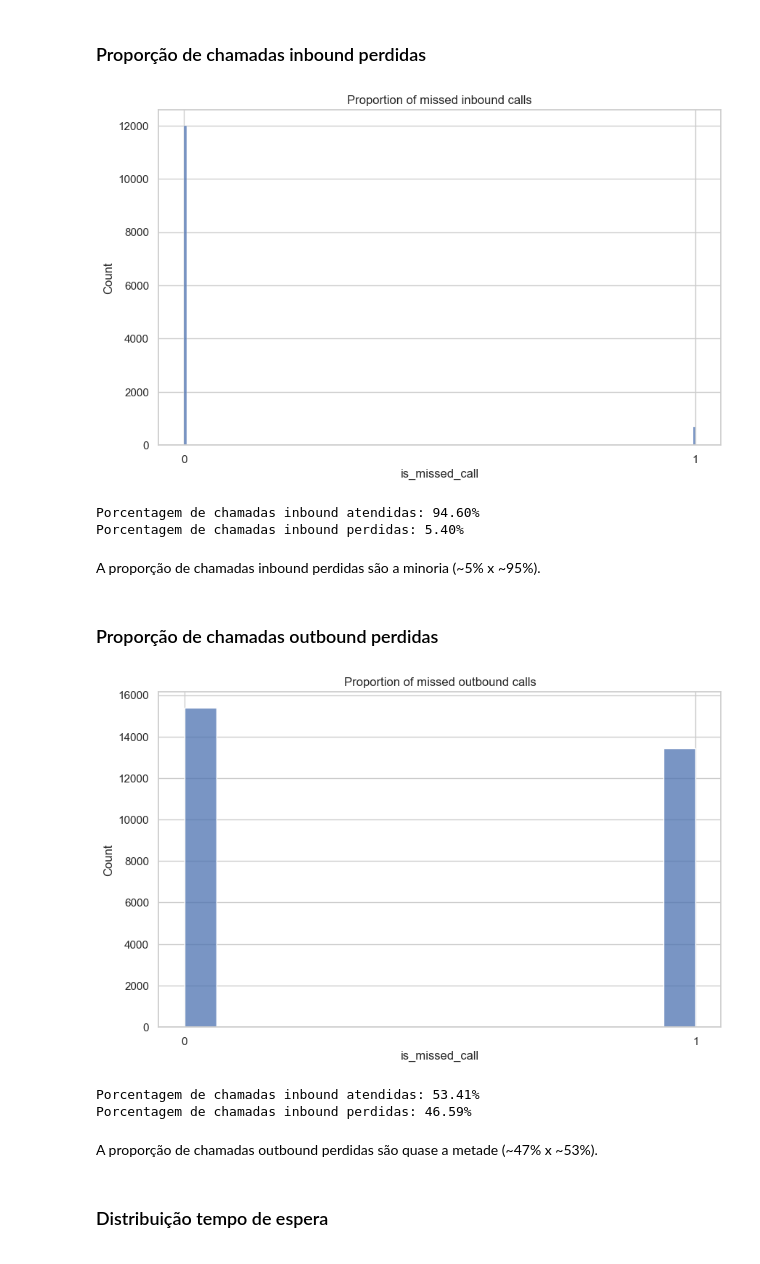
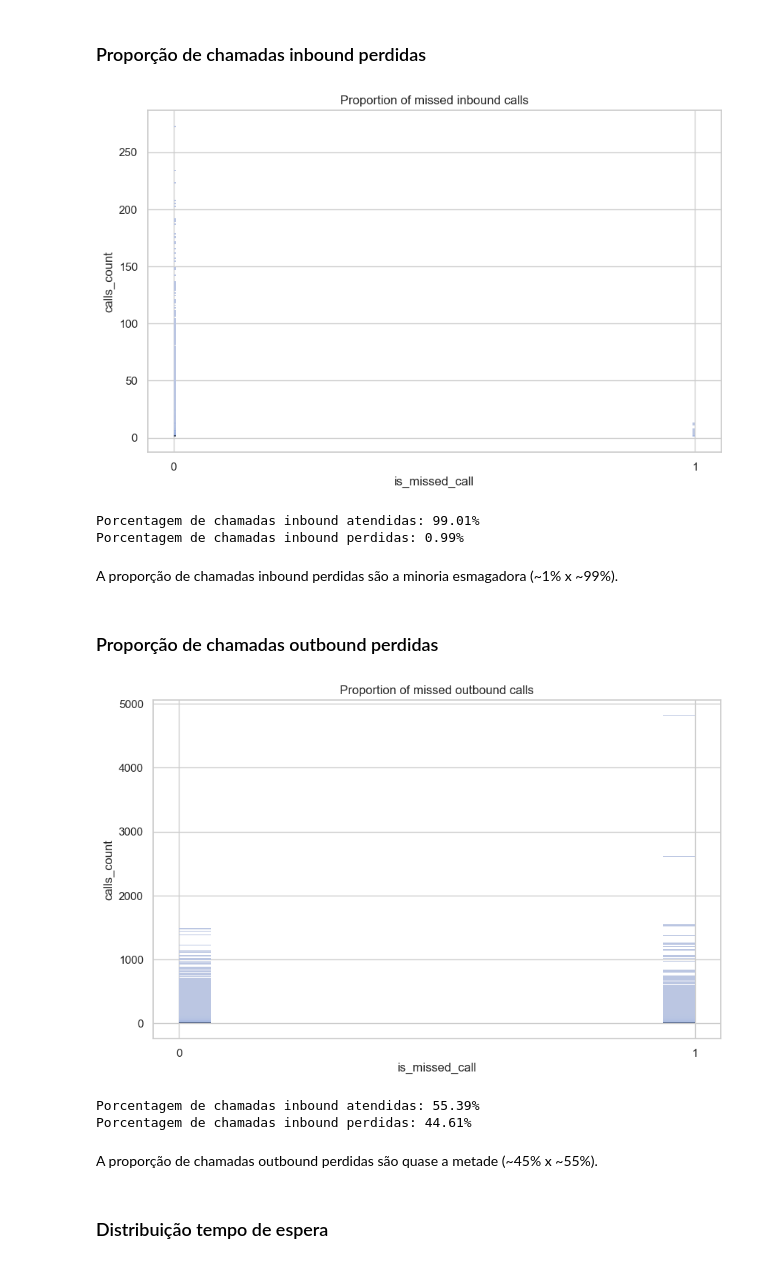
Before and after one commit to rodriguesbrian/tt14_call_center_project, a Jupyter notebook: notebooks/call_center_efficiency.ipynb, the cells around one changed output. Cells and saved outputs as stored; diff of their text form; code cells hidden in the pictures.

```diff
--- a/notebooks/call_center_efficiency.ipynb
+++ b/notebooks/call_center_efficiency.ipynb
@@ -445,34 +445,34 @@ O crescimento do volume de chamadas inbound perdidas segue o fluxo linear e espe
 # %% [markdown]
 ### Proporção de chamadas inbound perdidas
 # %%
-sns.histplot(telecom[telecom['direction'] == 'in']['is_missed_call'])
+sns.histplot(data=telecom[telecom['direction'] == 'in'], x='is_missed_call', y='calls_count')
 plt.title('Proportion of missed inbound calls')
 plt.xticks([0,1])
 plt.show()
-print(f"Porcentagem de chamadas inbound atendidas: {(telecom[(telecom['direction'] == 'in') & (telecom['is_missed_call'] == False)].shape[0] / telecom[(telecom['direction'] == 'in')].shape[0]) * 100:.2f}%")
-print(f"Porcentagem de chamadas inbound perdidas: {(telecom[(telecom['direction'] == 'in') & (telecom['is_missed_call'] == True)].shape[0] / telecom[(telecom['direction'] == 'in')].shape[0]) * 100:.2f}%")
+print(f"Porcentagem de chamadas inbound atendidas: {(telecom[(telecom['direction'] == 'in') & (telecom['is_missed_call'] == False)]['calls_count'].sum() / telecom[(telecom['direction'] == 'in')]['calls_count'].sum()) * 100:.2f}%")
+print(f"Porcentagem de chamadas inbound perdidas: {(telecom[(telecom['direction'] == 'in') & (telecom['is_missed_call'] == True)]['calls_count'].sum() / telecom[(telecom['direction'] == 'in')]['calls_count'].sum()) * 100:.2f}%")
 # %% [output]
-[figure, old version]
+[figure, new version]
-Porcentagem de chamadas inbound atendidas: 94.60%
-Porcentagem de chamadas inbound perdidas: 5.40%
+Porcentagem de chamadas inbound atendidas: 99.01%
+Porcentagem de chamadas inbound perdidas: 0.99%
 # %% [markdown]
-A proporção de chamadas inbound perdidas são a minoria (~5% x ~95%).
+A proporção de chamadas inbound perdidas são a minoria esmagadora (~1% x ~99%).
 # %% [markdown]
 ### Proporção de chamadas outbound perdidas
 # %%
 # criação histograma
-sns.histplot(telecom[telecom['direction'] == 'out']['is_missed_call'])
+sns.histplot(data=telecom[telecom['direction'] == 'out'], x='is_missed_call', y='calls_count')
 plt.title('Proportion of missed outbound calls')
 plt.xticks([0, 1])
 plt.show()
-print(f"Porcentagem de chamadas inbound atendidas: {(telecom[(telecom['direction'] == 'out') & (telecom['is_missed_call'] == False)].shape[0] / telecom[(telecom['direction'] == 'out')].shape[0]) * 100:.2f}%")
-print(f"Porcentagem de chamadas inbound perdidas: {(telecom[(telecom['direction'] == 'out') & (telecom['is_missed_call'] == True)].shape[0] / telecom[(telecom['direction'] == 'out')].shape[0]) * 100:.2f}%")
+print(f"Porcentagem de chamadas inbound atendidas: {(telecom[(telecom['direction'] == 'out') & (telecom['is_missed_call'] == False)]['calls_count'].sum() / telecom[(telecom['direction'] == 'out')]['calls_count'].sum()) * 100:.2f}%")
+print(f"Porcentagem de chamadas inbound perdidas: {(telecom[(telecom['direction'] == 'out') & (telecom['is_missed_call'] == True)]['calls_count'].sum() / telecom[(telecom['direction'] == 'out')]['calls_count'].sum()) * 100:.2f}%")
 # %% [output]
-[figure, old version]
+[figure, new version]
-Porcentagem de chamadas inbound atendidas: 53.41%
-Porcentagem de chamadas inbound perdidas: 46.59%
+Porcentagem de chamadas inbound atendidas: 55.39%
+Porcentagem de chamadas inbound perdidas: 44.61%
 # %% [markdown]
-A proporção de chamadas outbound perdidas são quase a metade (~47% x ~53%).
+A proporção de chamadas outbound perdidas são quase a metade (~45% x ~55%).
 # %% [markdown]
 ### Distribuição tempo de espera
 # %%
```
Also changed, not shown: parts of 20 cells of this notebook.
